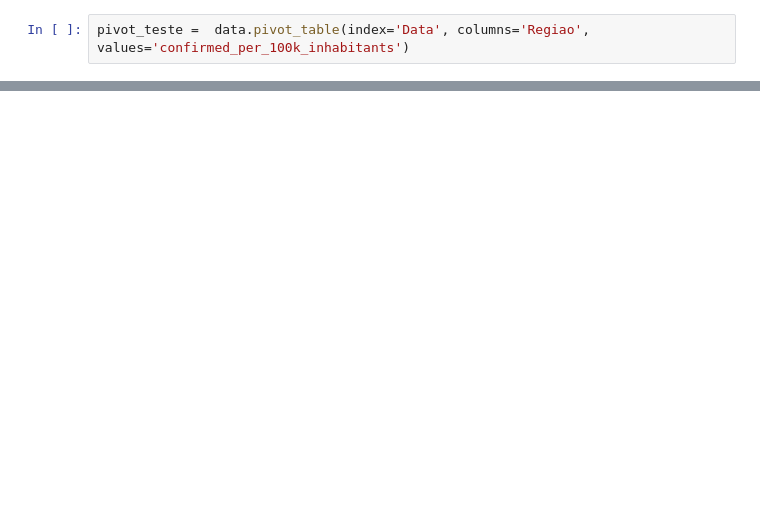
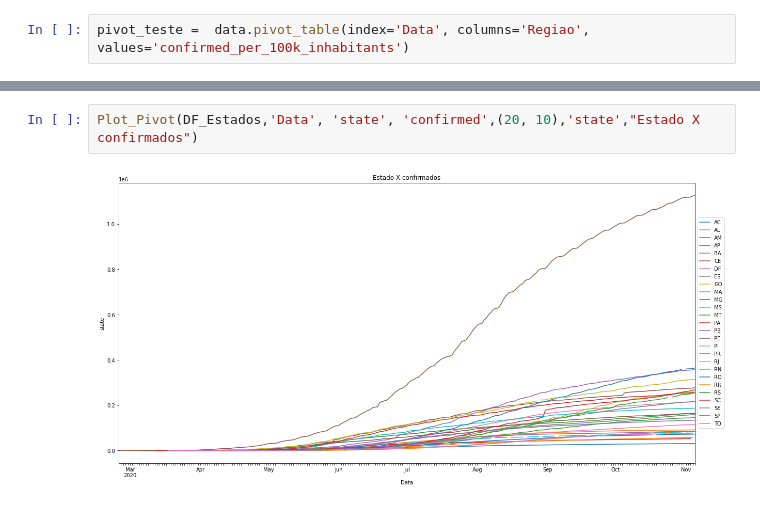
Before and after one commit to Kensawa94/Portifolio-Alura, a Jupyter notebook: Desafios/Desafio_modulo_1/Desafio_1_COVID.ipynb, the cells around one changed output, grey strips where cells are left out. Drawn from its saved outputs; the diff is of its cells as text; blank space fills up the shorter version.

```diff
--- a/Desafios/Desafio_modulo_1/Desafio_1_COVID.ipynb
+++ b/Desafios/Desafio_modulo_1/Desafio_1_COVID.ipynb
@@ -237,0 +185,4 @@ plt.show()
+# %%
+Plot_Pivot(DF_Estados,'Data', 'state', 'confirmed',(20, 10),'state',"Estado X confirmados")
+# %% [output]
+[figure, added]
```
Also changed, not shown: parts of 53 cells of this notebook, 2 other files.
